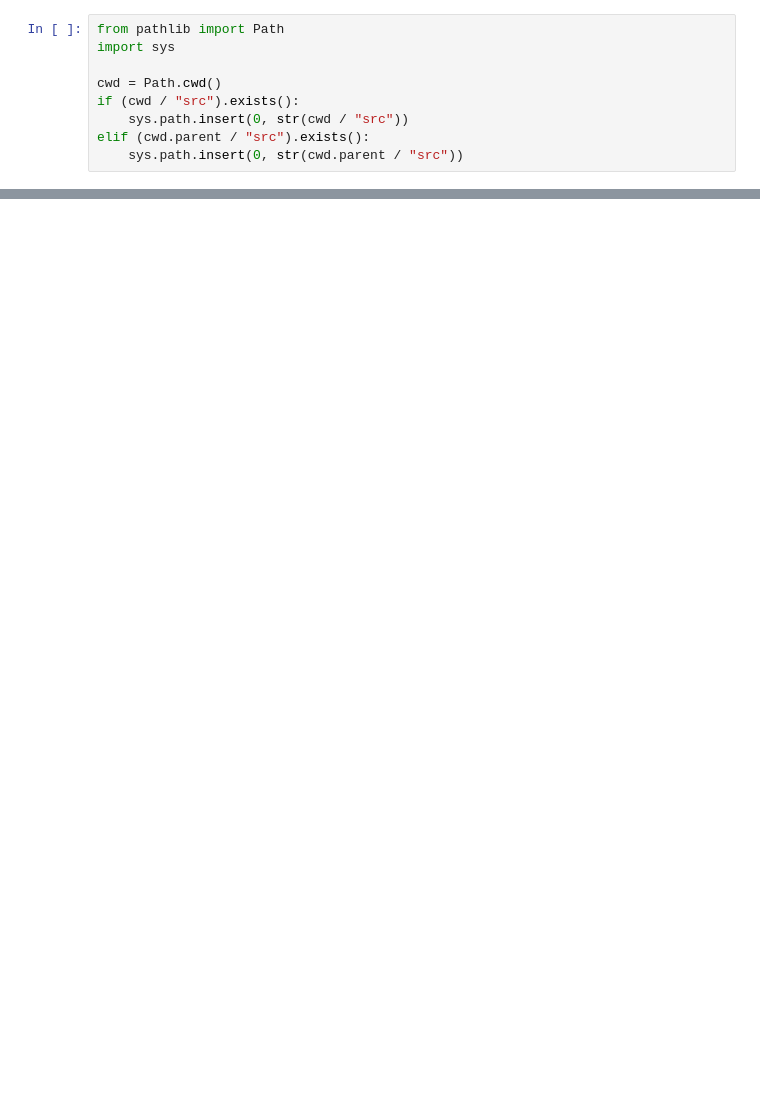
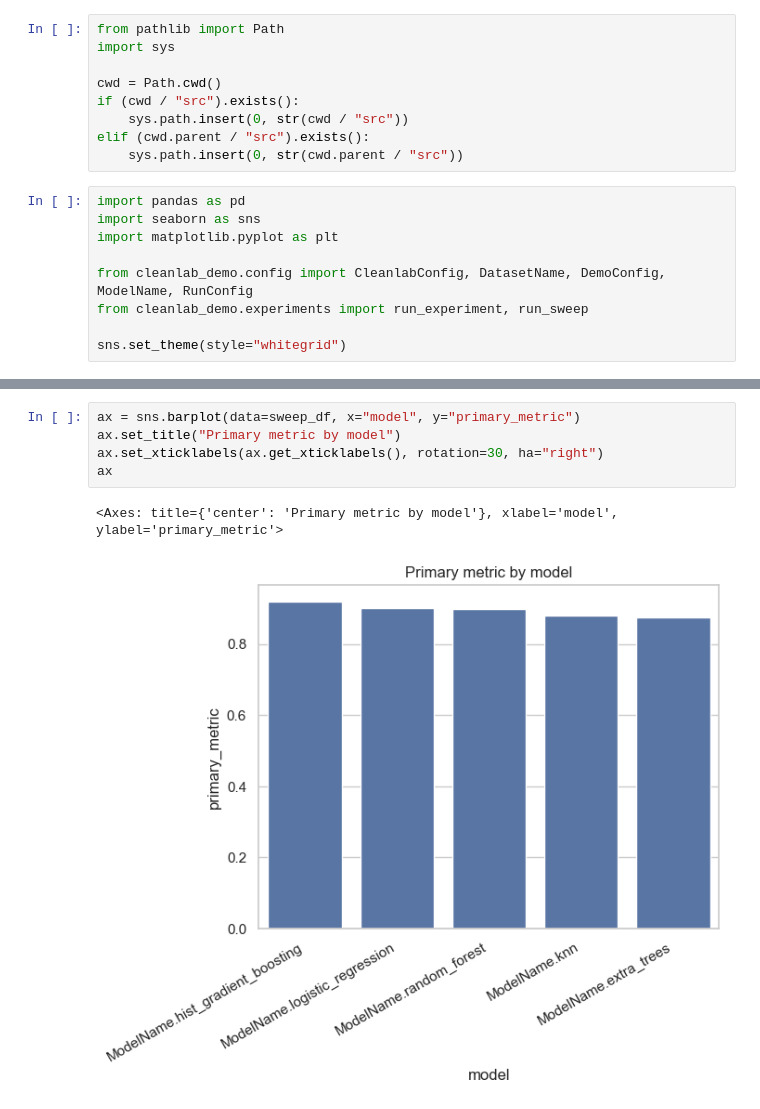
Before and after one commit to rezamirzaei/cleanlab-forge, a Jupyter notebook: notebooks/02_model_sweep.ipynb, the cells around one changed output, grey strips where cells are left out. Cells and saved outputs as stored; diff of their text form; blank space fills up the shorter version.

```diff
--- a/notebooks/02_model_sweep.ipynb
+++ b/notebooks/02_model_sweep.ipynb
@@ -11,3 +11,12 @@ if (cwd / "src").exists():
     sys.path.insert(0, str(cwd / "src"))
 elif (cwd.parent / "src").exists():
     sys.path.insert(0, str(cwd.parent / "src"))
+# %%
+import pandas as pd
+import seaborn as sns
+import matplotlib.pyplot as plt
+
+from cleanlab_demo.config import CleanlabConfig, DatasetName, DemoConfig, ModelName, RunConfig
+from cleanlab_demo.experiments import run_experiment, run_sweep
+
+sns.set_theme(style="whitegrid")
@@ -44,0 +62,8 @@ df
+# %%
+ax = sns.barplot(data=sweep_df, x="model", y="primary_metric")
+ax.set_title("Primary metric by model")
+ax.set_xticklabels(ax.get_xticklabels(), rotation=30, ha="right")
+ax
+# %% [output]
+<Axes: title={'center': 'Primary metric by model'}, xlabel='model', ylabel='primary_metric'>
+[figure, added]
```
Also changed, not shown: parts of 8 cells of this notebook, 15 other files.
